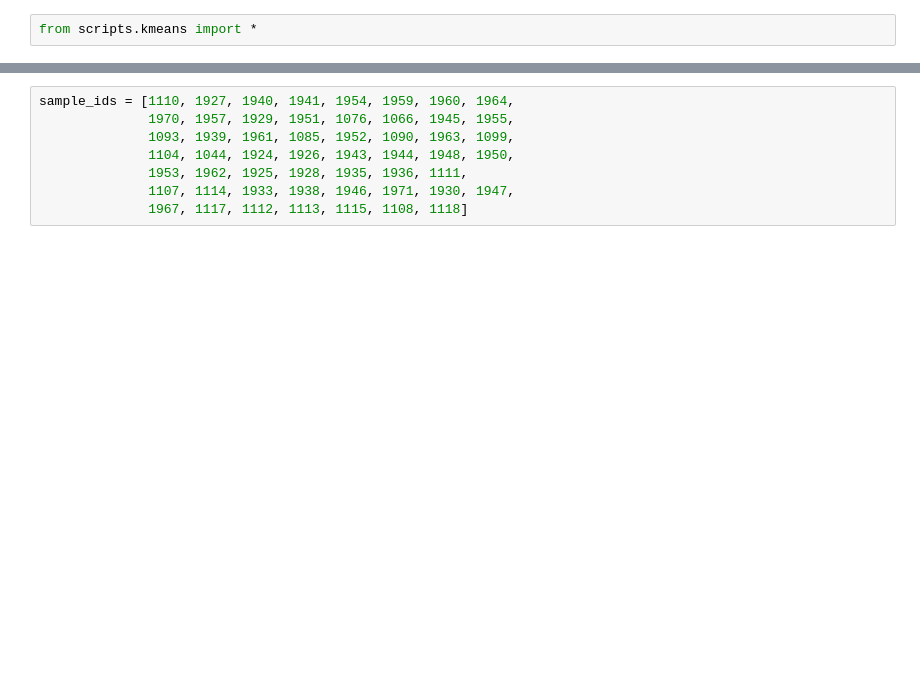
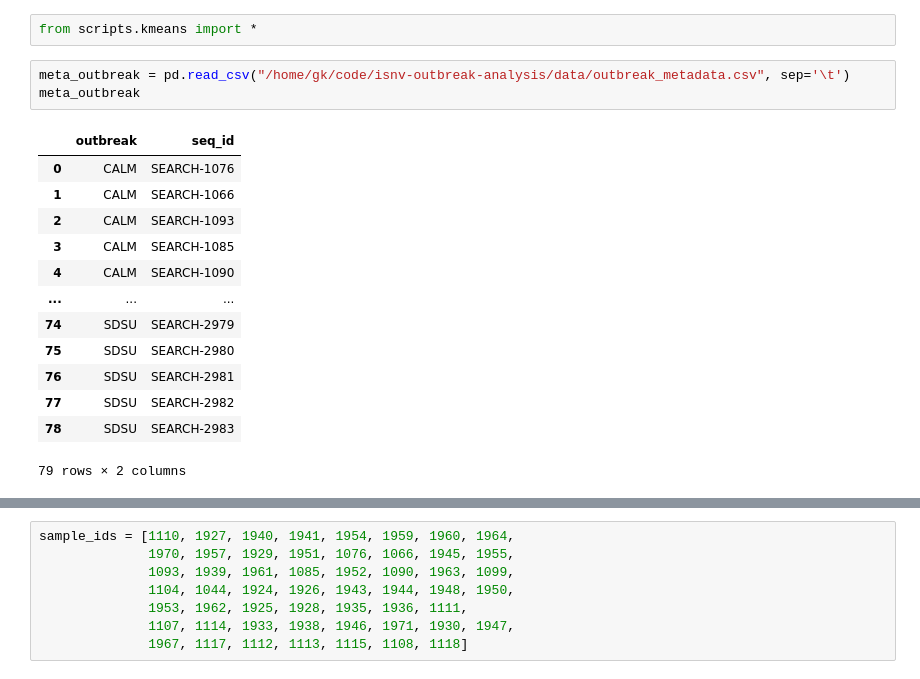
Before and after one commit to AlaaALatif/covid, a Jupyter notebook: pipeline_consensus/variants_outbreak.ipynb, the cells around one changed output, grey strips where cells are left out. Drawn from its saved outputs; the diff is of its cells as text; blank space fills up the shorter version.

Commit message:
added sdsu variants loading and saving

```diff
--- a/pipeline_consensus/variants_outbreak.ipynb
+++ b/pipeline_consensus/variants_outbreak.ipynb
@@ -27,3 +27,20 @@ from path import Path  # file handling
 import plotly.graph_objects as go  #viz
 # %%
 from scripts.kmeans import *
+# %%
+meta_outbreak = pd.read_csv("/home/gk/code/isnv-outbreak-analysis/data/outbreak_metadata.csv", sep='\t')
+meta_outbreak
+# %% [output]
+|  | outbreak | seq_id |
+| 0 | CALM | SEARCH-1076 |
+| 1 | CALM | SEARCH-1066 |
+| 2 | CALM | SEARCH-1093 |
+| 3 | CALM | SEARCH-1085 |
+| 4 | CALM | SEARCH-1090 |
+| ... | ... | ... |
+| 74 | SDSU | SEARCH-2979 |
+| 75 | SDSU | SEARCH-2980 |
+| 76 | SDSU | SEARCH-2981 |
+| 77 | SDSU | SEARCH-2982 |
+| 78 | SDSU | SEARCH-2983 |
+79 rows × 2 columns
```
Also changed, not shown: parts of 8 cells of this notebook.
